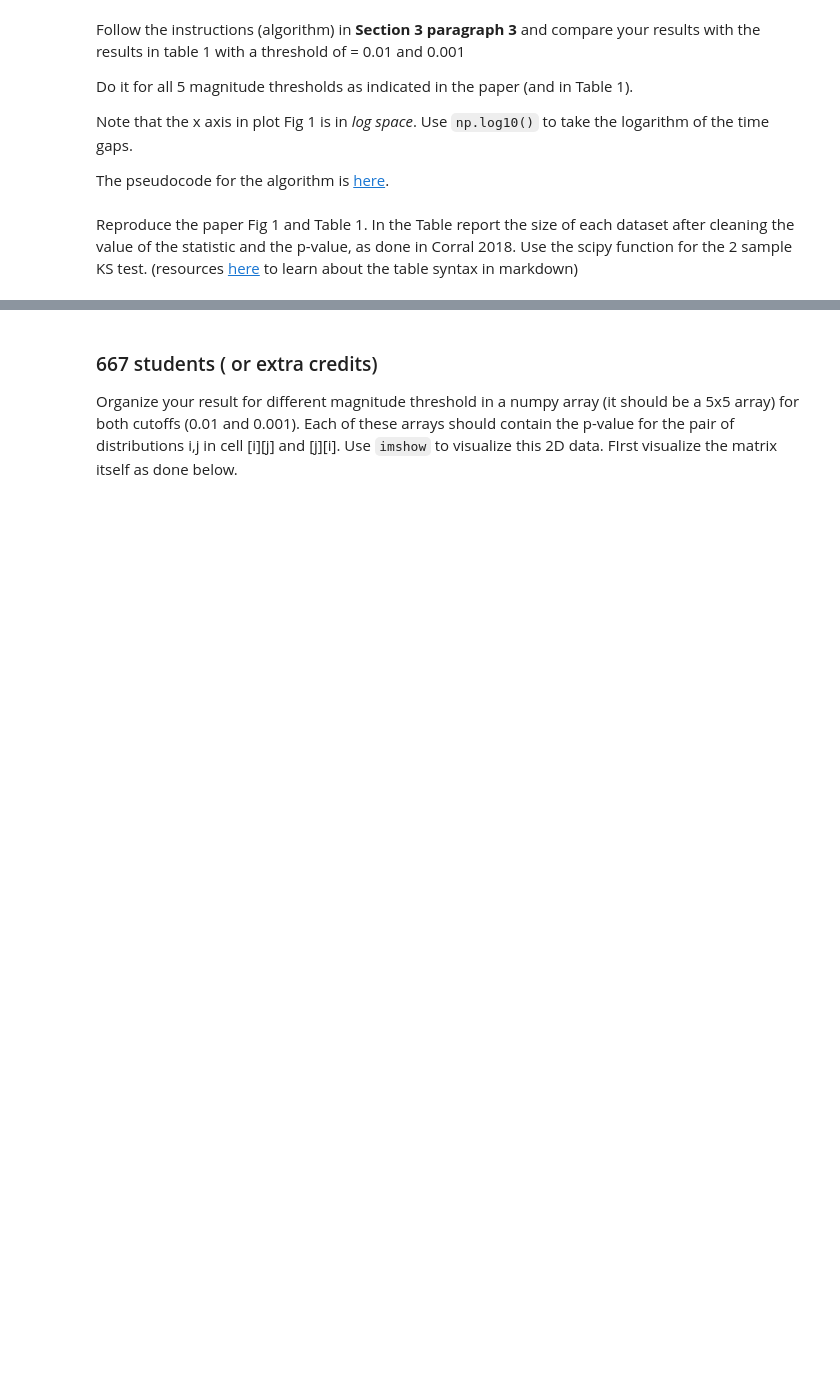
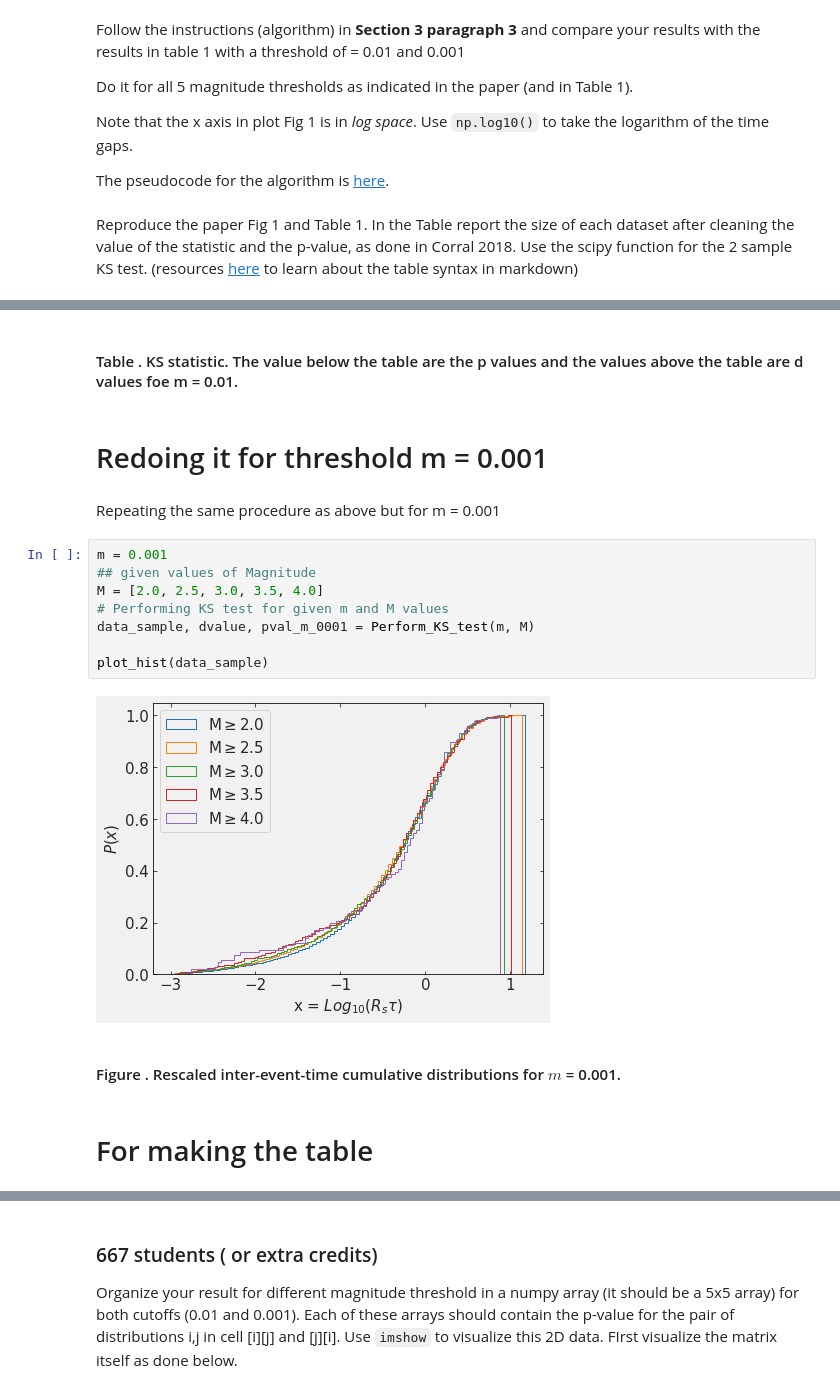
Before and after one commit to narayan-paudel/DSPS_EPAUDEL, a Jupyter notebook: HW3_ePaudel/KS_earthquakes.ipynb, the cells around one changed output, grey strips where cells are left out. Cells and saved outputs as stored; diff of their text form; blank space fills up the shorter version.

```diff
--- a/HW3_ePaudel/KS_earthquakes.ipynb
+++ b/HW3_ePaudel/KS_earthquakes.ipynb
@@ -382,0 +551,20 @@ Did you find any statistical significant differences between the distributions?
+# %% [markdown]
+#### Table . KS statistic. The value below the table are the p values and the values above the table are d values foe m = 0.01.
+# %% [markdown]
+# Redoing it for threshold m = 0.001
+# %% [markdown]
+Repeating the same procedure as above but for m = 0.001
+# %%
+m = 0.001
+## given values of Magnitude
+M = [2.0, 2.5, 3.0, 3.5, 4.0]
+# Performing KS test for given m and M values
+data_sample, dvalue, pval_m_0001 = Perform_KS_test(m, M)
+
+plot_hist(data_sample)
+# %% [output]
+[figure, added]
+# %% [markdown]
+#### Figure . Rescaled inter-event-time cumulative distributions for $m$ = 0.001.
+# %% [markdown]
+# For making the table
```
Also changed, not shown: parts of 58 cells of this notebook.
